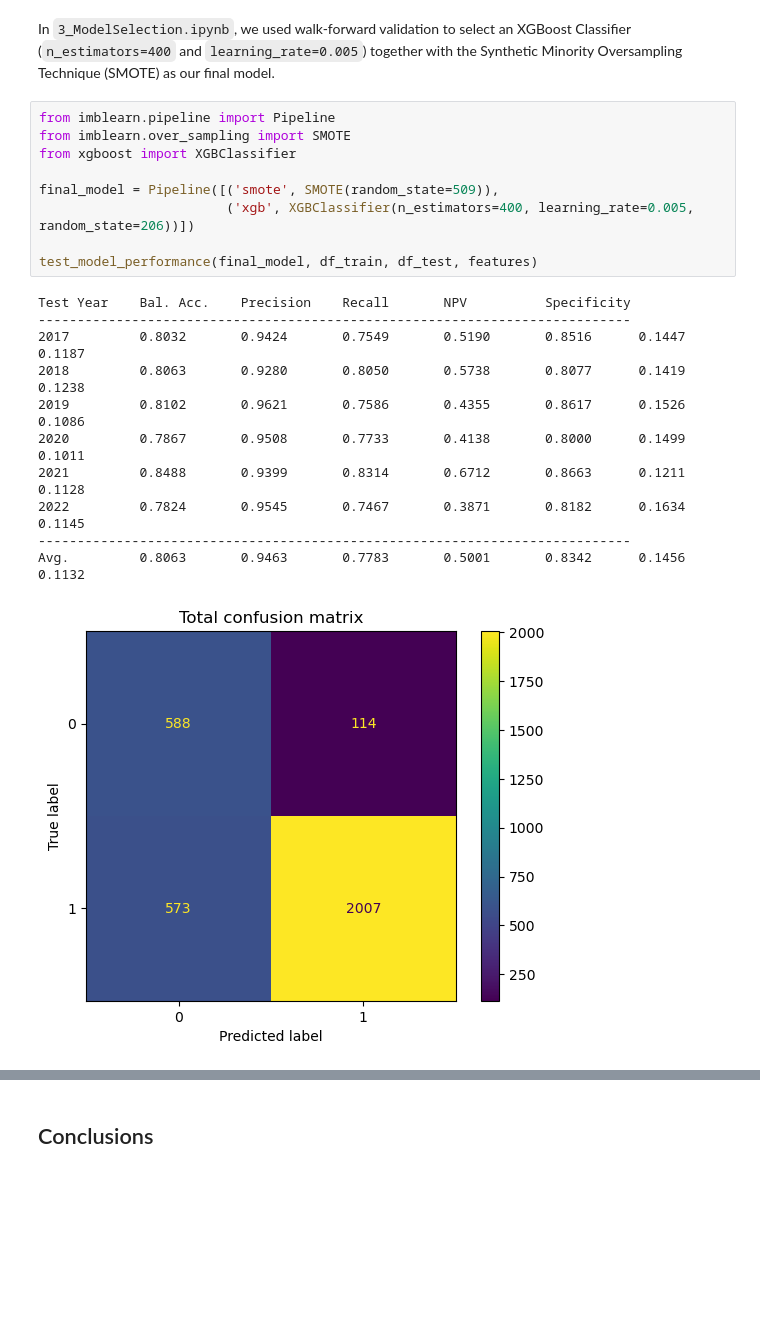
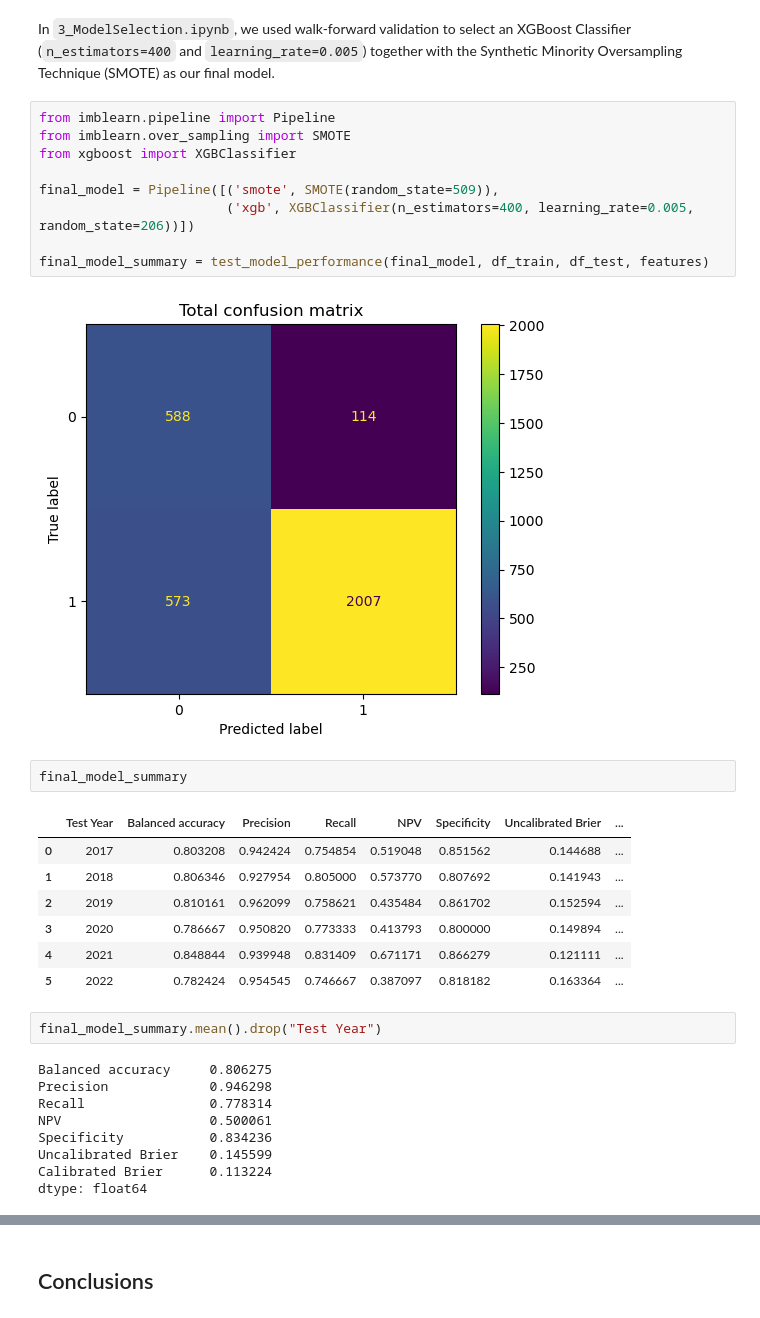
Before and after one commit to aapandy2/predicting_nba_player_retention, a Jupyter notebook: 4_FinalModelPerformance.ipynb, the cells around one changed output, grey strips where cells are left out. Cells and saved outputs as stored; diff of their text form; blank space fills up the shorter version.

```diff
--- a/4_FinalModelPerformance.ipynb
+++ b/4_FinalModelPerformance.ipynb
@@ -111,16 +122,27 @@ from xgboost import XGBClassifier
 final_model = Pipeline([('smote', SMOTE(random_state=509)),
                         ('xgb', XGBClassifier(n_estimators=400, learning_rate=0.005, random_state=206))])
 
-test_model_performance(final_model, df_train, df_test, features)
+final_model_summary = test_model_performance(final_model, df_train, df_test, features)
 # %% [output]
-Test Year    Bal. Acc.    Precision    Recall       NPV          Specificity
-----------------------------------------------------------------------------
-2017         0.8032       0.9424       0.7549       0.5190       0.8516      0.1447      0.1187
-2018         0.8063       0.9280       0.8050       0.5738       0.8077      0.1419      0.1238
-2019         0.8102       0.9621       0.7586       0.4355       0.8617      0.1526      0.1086
-2020         0.7867       0.9508       0.7733       0.4138       0.8000      0.1499      0.1011
-2021         0.8488       0.9399       0.8314       0.6712       0.8663      0.1211      0.1128
-2022         0.7824       0.9545       0.7467       0.3871       0.8182      0.1634      0.1145
-----------------------------------------------------------------------------
-Avg.         0.8063       0.9463       0.7783       0.5001       0.8342      0.1456      0.1132
 [figure]
+# %%
+final_model_summary
+# %% [output]
+|  | Test Year | Balanced accuracy | Precision | Recall | NPV | Specificity | Uncalibrated Brier | ... |
+| 0 | 2017 | 0.803208 | 0.942424 | 0.754854 | 0.519048 | 0.851562 | 0.144688 | ... |
+| 1 | 2018 | 0.806346 | 0.927954 | 0.805000 | 0.573770 | 0.807692 | 0.141943 | ... |
+| 2 | 2019 | 0.810161 | 0.962099 | 0.758621 | 0.435484 | 0.861702 | 0.152594 | ... |
+| 3 | 2020 | 0.786667 | 0.950820 | 0.773333 | 0.413793 | 0.800000 | 0.149894 | ... |
+| 4 | 2021 | 0.848844 | 0.939948 | 0.831409 | 0.671171 | 0.866279 | 0.121111 | ... |
+| 5 | 2022 | 0.782424 | 0.954545 | 0.746667 | 0.387097 | 0.818182 | 0.163364 | ... |
+# %%
+final_model_summary.mean().drop("Test Year")
+# %% [output]
+Balanced accuracy     0.806275
+Precision             0.946298
+Recall                0.778314
+NPV                   0.500061
+Specificity           0.834236
+Uncalibrated Brier    0.145599
+Calibrated Brier      0.113224
+dtype: float64
```
Also changed, not shown: parts of 6 cells of this notebook, 1 other file.
